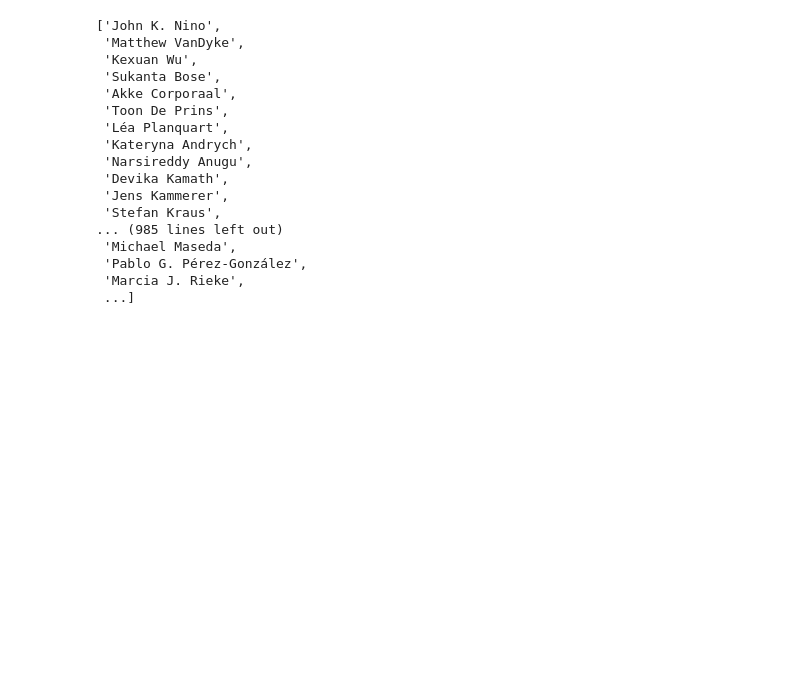
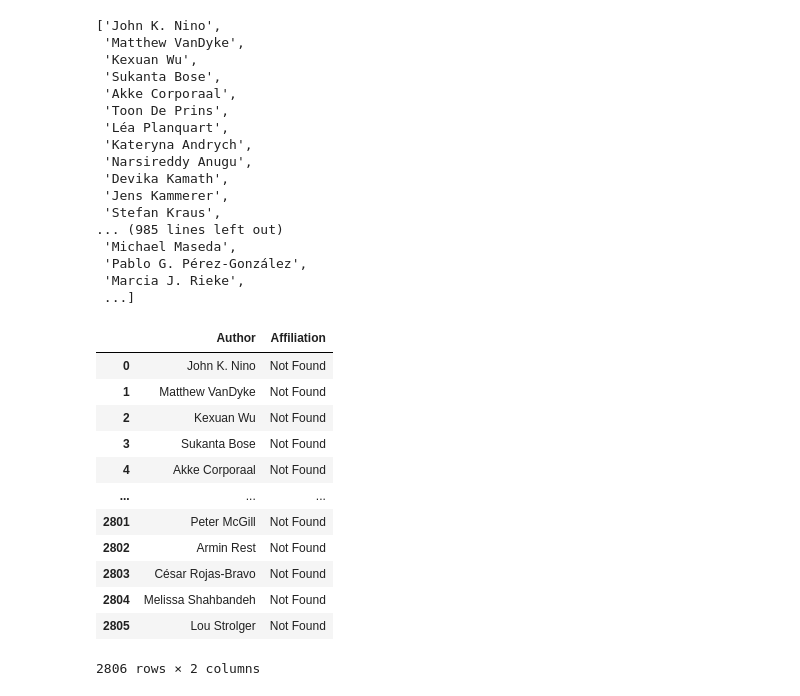
Before and after one commit to romms921/arXiver, a Jupyter notebook: processing/num_checks.ipynb, the cells around one changed output. Drawn from its saved outputs; the diff is of its cells as text; code cells hidden in the pictures; blank space fills up the shorter version.

Commit message:
final affils from missing

```diff
--- a/processing/num_checks.ipynb
+++ b/processing/num_checks.ipynb
@@ -540,3 +540,22 @@ Total authors with None affiliation: 2806
 with open('/Users/ainsleylewis/Documents/Astronomy/arXiver/none_affil_authors.txt', 'w') as f:
     for author in none_affil_authors:
         f.write(f"{author}\n")
+# %%
+# Adding ADS filled affiliations
+ads_affils = pd.read_csv('/Users/ainsleylewis/Documents/Astronomy/arXiver/missed_affils_1.csv')
+
+ads_affils
+# %% [output]
+|  | Author | Affiliation |
+| 0 | John K. Nino | Not Found |
+| 1 | Matthew VanDyke | Not Found |
+| 2 | Kexuan Wu | Not Found |
+| 3 | Sukanta Bose | Not Found |
+| 4 | Akke Corporaal | Not Found |
+| ... | ... | ... |
+| 2801 | Peter McGill | Not Found |
+| 2802 | Armin Rest | Not Found |
+| 2803 | César Rojas-Bravo | Not Found |
+| 2804 | Melissa Shahbandeh | Not Found |
+| 2805 | Lou Strolger | Not Found |
+2806 rows × 2 columns
```
Also changed, not shown: 4 other files.
